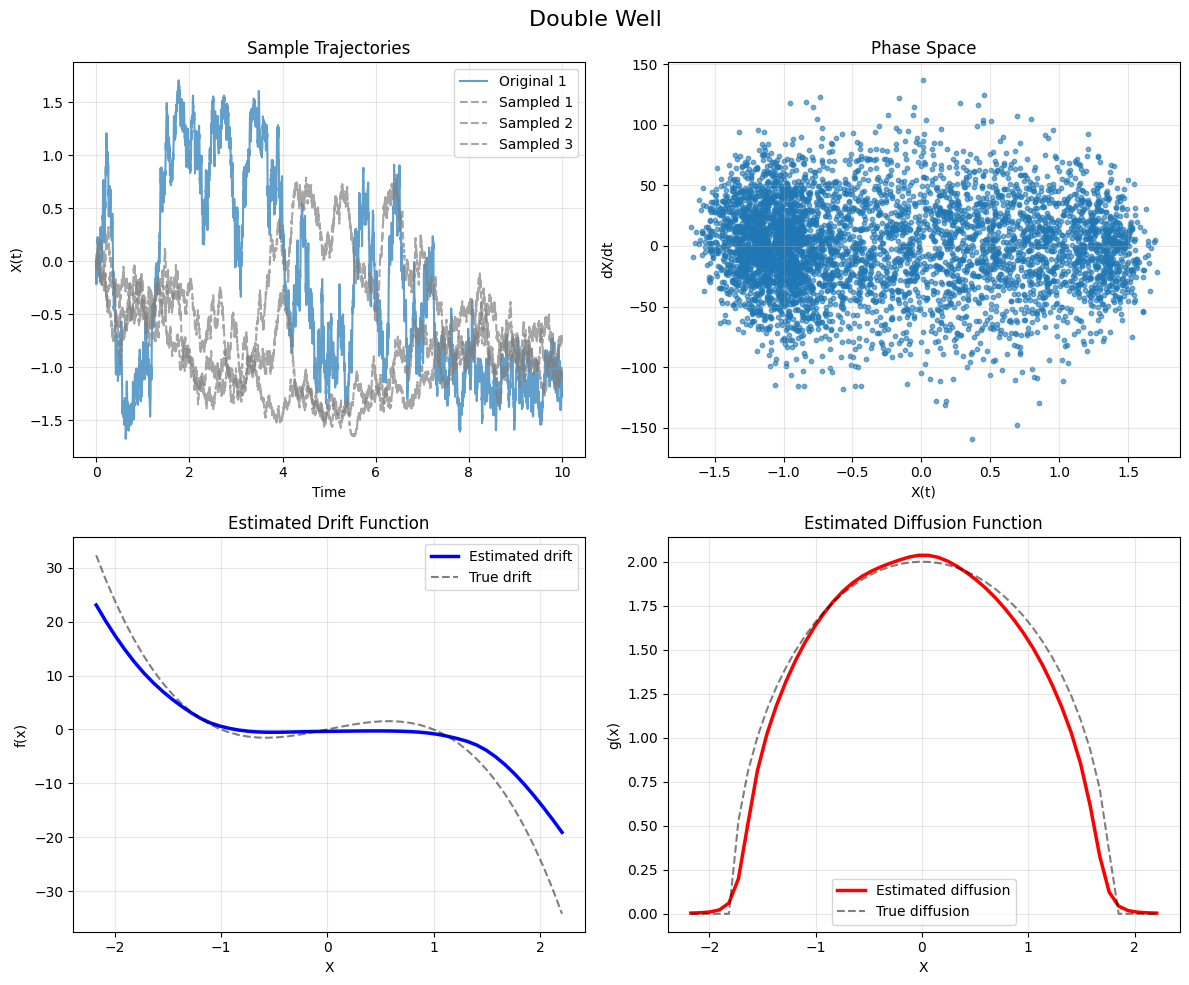
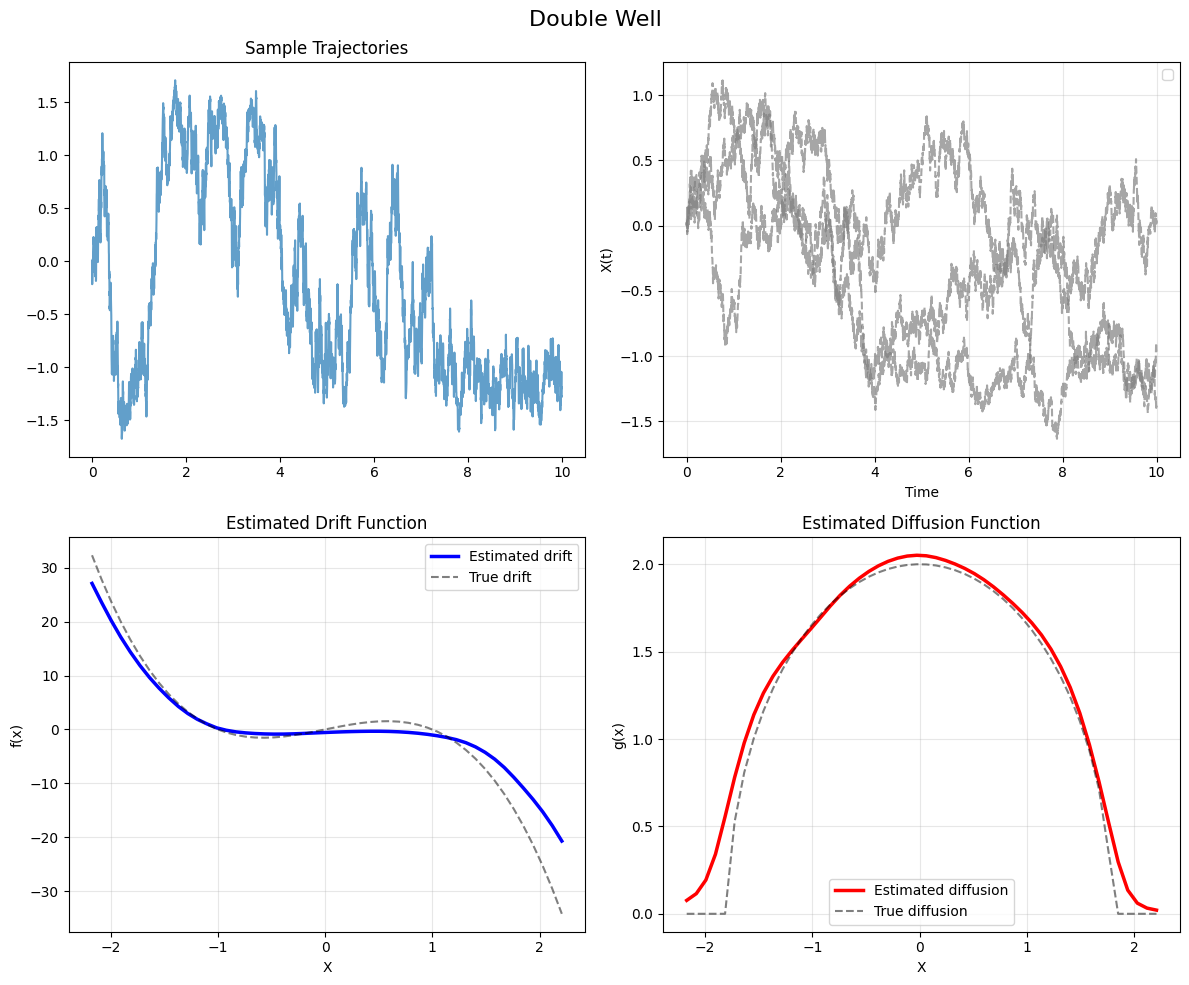
Unified diff of the notebook cell whose output changed from the first chart to the second:
--- before
+++ after
@@ -57,3 +57,4 @@
 # Create visualization
 fig = plot_sde_results(dw_input, estimated_concepts, sampled_paths=sampled_paths, title="Double Well")
-plt.show()
+display(fig)
+plt.close(fig)

Commit: Tutorial update